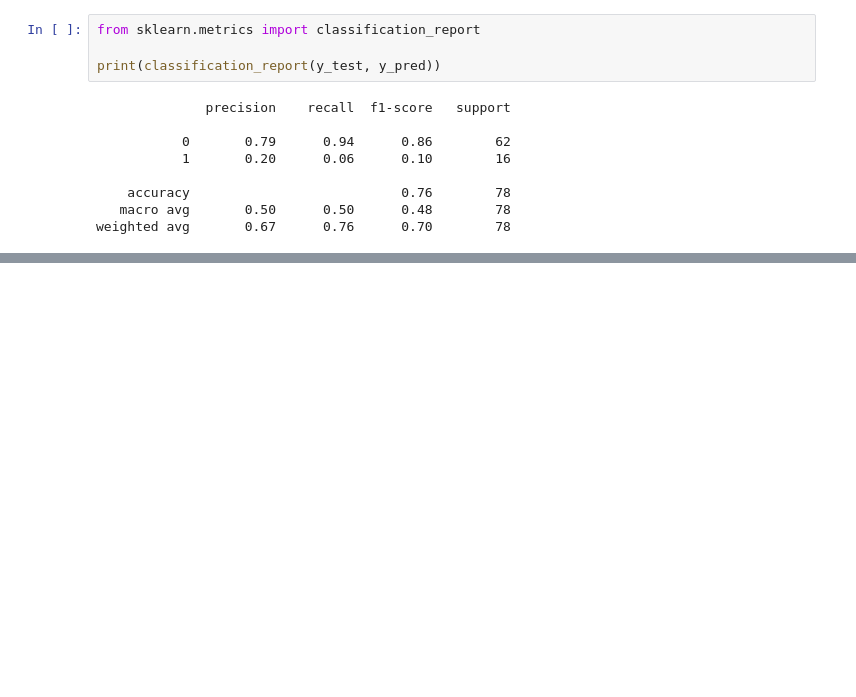
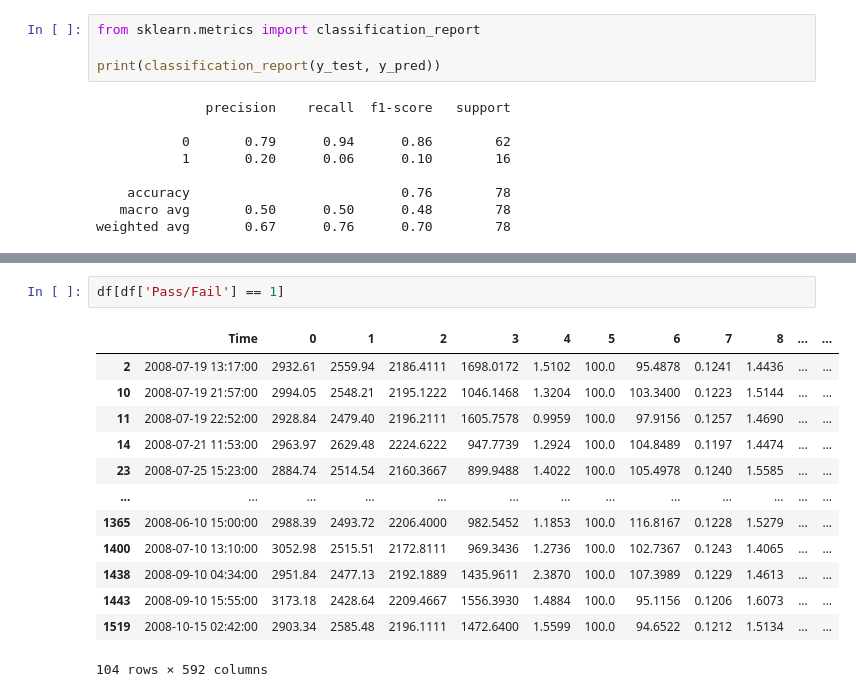
Before and after one commit to AntonisCSt/Mlops_project_semicon, a Jupyter notebook: main_notebook.ipynb, the cells around one changed output, grey strips where cells are left out. Drawn from its saved outputs; the diff is of its cells as text; blank space fills up the shorter version.

```diff
--- a/main_notebook.ipynb
+++ b/main_notebook.ipynb
@@ -312,0 +349,16 @@ weighted avg       0.67      0.76      0.70        78
+# %%
+df[df['Pass/Fail'] == 1]
+# %% [output]
+|  | Time | 0 | 1 | 2 | 3 | 4 | 5 | 6 | 7 | 8 | ... | ... |
+| 2 | 2008-07-19 13:17:00 | 2932.61 | 2559.94 | 2186.4111 | 1698.0172 | 1.5102 | 100.0 | 95.4878 | 0.1241 | 1.4436 | ... | ... |
+| 10 | 2008-07-19 21:57:00 | 2994.05 | 2548.21 | 2195.1222 | 1046.1468 | 1.3204 | 100.0 | 103.3400 | 0.1223 | 1.5144 | ... | ... |
+| 11 | 2008-07-19 22:52:00 | 2928.84 | 2479.40 | 2196.2111 | 1605.7578 | 0.9959 | 100.0 | 97.9156 | 0.1257 | 1.4690 | ... | ... |
+| 14 | 2008-07-21 11:53:00 | 2963.97 | 2629.48 | 2224.6222 | 947.7739 | 1.2924 | 100.0 | 104.8489 | 0.1197 | 1.4474 | ... | ... |
+| 23 | 2008-07-25 15:23:00 | 2884.74 | 2514.54 | 2160.3667 | 899.9488 | 1.4022 | 100.0 | 105.4978 | 0.1240 | 1.5585 | ... | ... |
+| ... | ... | ... | ... | ... | ... | ... | ... | ... | ... | ... | ... | ... |
+| 1365 | 2008-06-10 15:00:00 | 2988.39 | 2493.72 | 2206.4000 | 982.5452 | 1.1853 | 100.0 | 116.8167 | 0.1228 | 1.5279 | ... | ... |
+| 1400 | 2008-07-10 13:10:00 | 3052.98 | 2515.51 | 2172.8111 | 969.3436 | 1.2736 | 100.0 | 102.7367 | 0.1243 | 1.4065 | ... | ... |
+| 1438 | 2008-09-10 04:34:00 | 2951.84 | 2477.13 | 2192.1889 | 1435.9611 | 2.3870 | 100.0 | 107.3989 | 0.1229 | 1.4613 | ... | ... |
+| 1443 | 2008-09-10 15:55:00 | 3173.18 | 2428.64 | 2209.4667 | 1556.3930 | 1.4884 | 100.0 | 95.1156 | 0.1206 | 1.6073 | ... | ... |
+| 1519 | 2008-10-15 02:42:00 | 2903.34 | 2585.48 | 2196.1111 | 1472.6400 | 1.5599 | 100.0 | 94.6522 | 0.1212 | 1.5134 | ... | ... |
+104 rows × 592 columns
```
Also changed, not shown: parts of 14 cells of this notebook, 4 other files.
